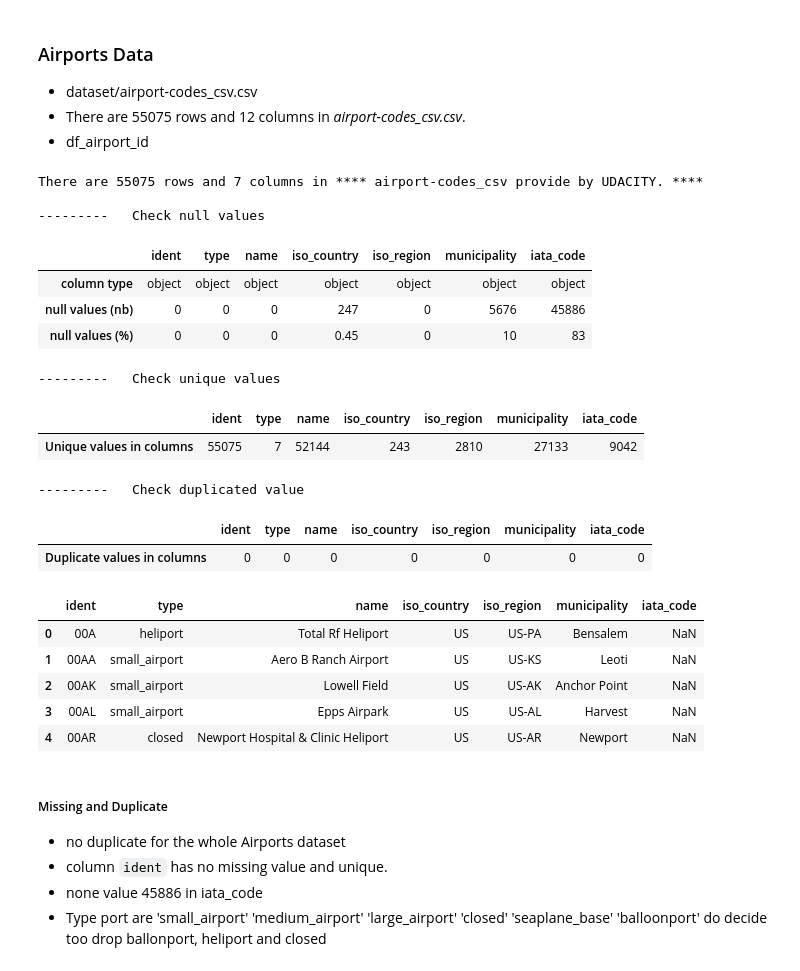
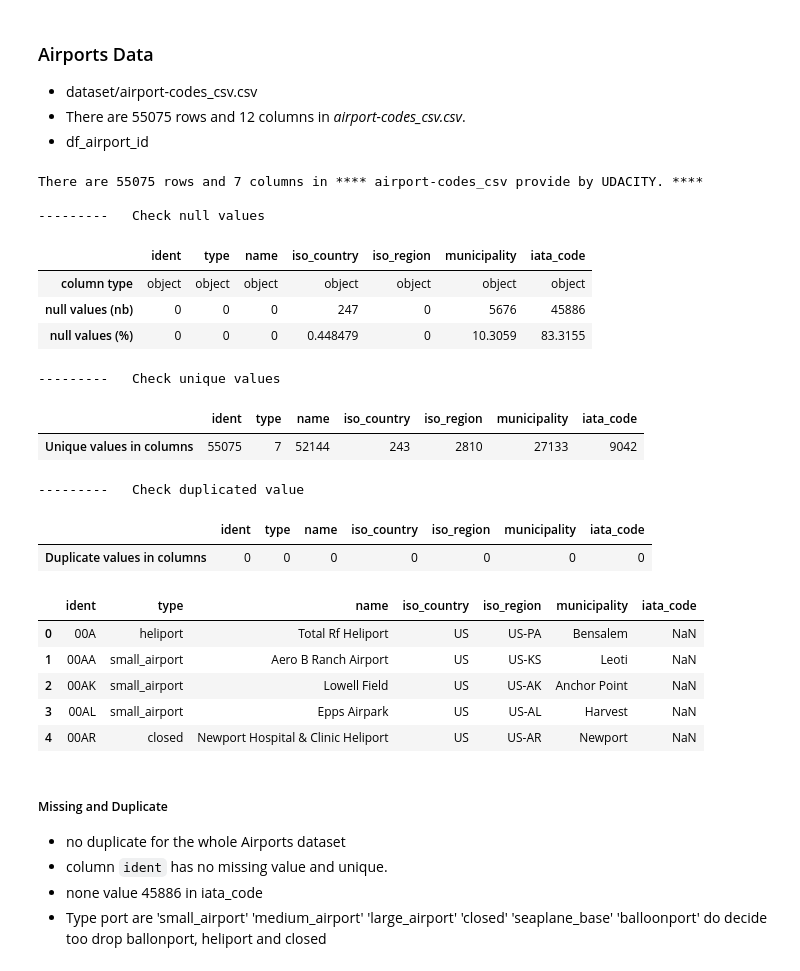
Before and after one commit to anthelix/udacity_capstone, a Jupyter notebook: work/notebook/1_Exploration_python.ipynb, the cells around one changed output. Drawn from its saved outputs; the diff is of its cells as text; code cells hidden in the pictures.

```diff
--- a/notebook/1_Exploration_python.ipynb
+++ b/work/notebook/1_Exploration_python.ipynb
@@ -53,7 +51,7 @@ print("Download ready.")
 >>> nba = pd.read_csv("nba_all_elo.csv")
 # %%
 # Read in the data here
-!ls -1FSash ./dataset
+!ls -1FSash ../../data
 #!ls -tRFh ./dataset/
-path = './dataset/'
+path = '../../data/'
 # %% [output]
@@ -823,27 +821,27 @@ There are 7721 rows and 4 columns in **** download from kaggle the airports-exte
 # %%
 # airport-codes_csv UDACITY
 nRowsRead = None # change and set to None for the whole data
 description = "airport-codes_csv provide by UDACITY"
 name = "df_airport_id"
 file = "airport-codes_csv.csv"
 
 df_raw = (pd.read_csv(path+file,
                      sep=",",
                      nrows = nRowsRead)
             .reset_index(drop=True)
             .drop(["elevation_ft", "continent","gps_code", "local_code", "coordinates"], axis=1)
 
          )
-df_airport_id = check_df(df_raw, description)
-df_airport_id.head()
+df_airports_id = check_df(df_raw, description)
+df_airports_id.head()
 # %% [output]
 There are 55075 rows and 7 columns in **** airport-codes_csv provide by UDACITY. ****
 
 ---------   Check null values
 |  | ident | type | name | iso_country | iso_region | municipality | iata_code |
 | column type | object | object | object | object | object | object | object |
 | null values (nb) | 0 | 0 | 0 | 247 | 0 | 5676 | 45886 |
-| null values (%) | 0 | 0 | 0 | 0.45 | 0 | 10 | 83 |
+| null values (%) | 0 | 0 | 0 | 0.448479 | 0 | 10.3059 | 83.3155 |
 ---------   Check unique values
 |  | ident | type | name | iso_country | iso_region | municipality | iata_code |
 | Unique values in columns | 55075 | 7 | 52144 | 243 | 2810 | 27133 | 9042 |
```
Also changed, not shown: parts of 22 cells of this notebook, 11 other files.
